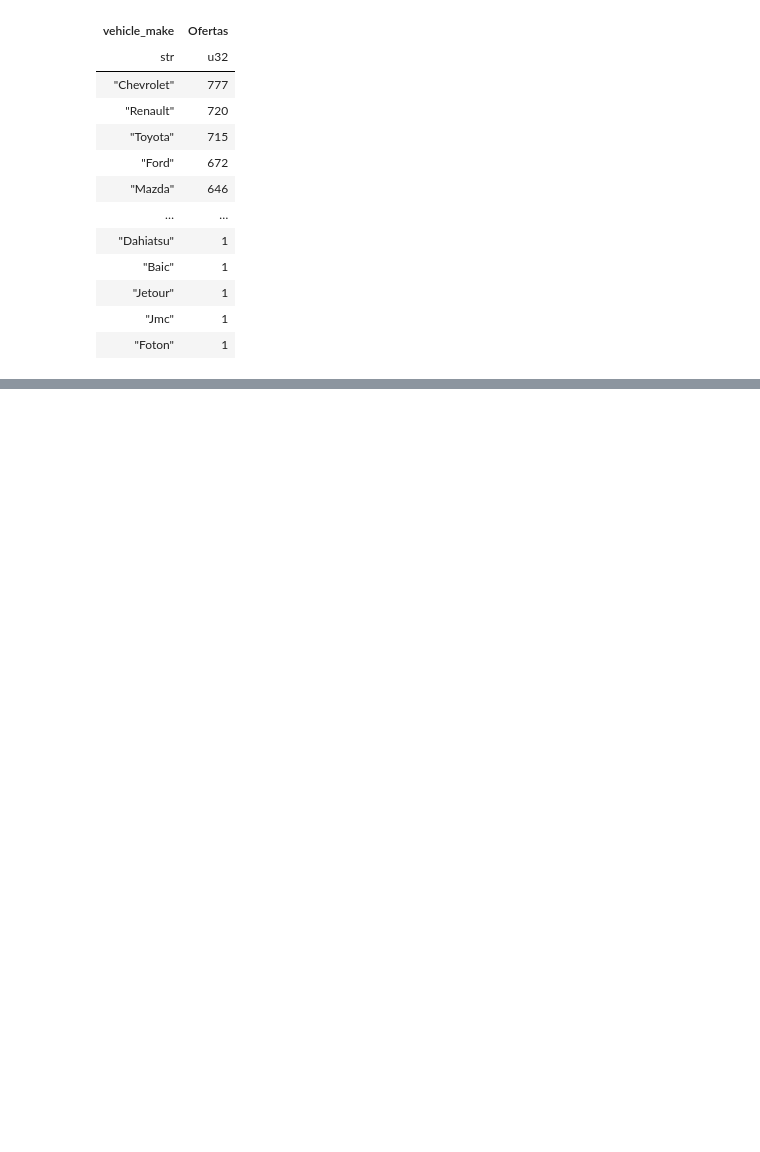
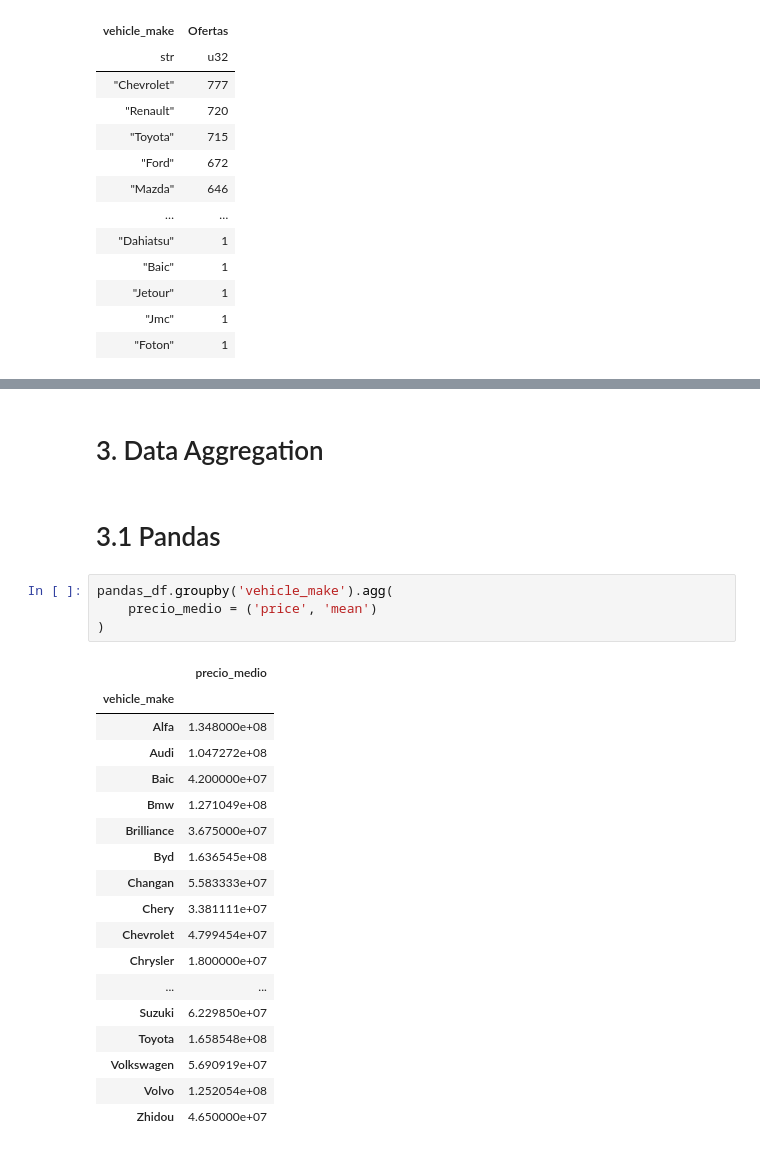
Before and after one commit to Wilmar3752/pandas_to_polars, a Jupyter notebook: notebooks/read.ipynb, the cells around one changed output, grey strips where cells are left out. Drawn from its saved outputs; the diff is of its cells as text; blank space fills up the shorter version.

```diff
--- a/notebooks/read.ipynb
+++ b/notebooks/read.ipynb
@@ -234,3 +236,30 @@ shape: (94, 11)
 | "Chevrolet Tracker 1.8 Lt At" | 47500000 | "https://carro.mercadolibre.com… | 2016 | 94710 | "2024-03-20" | "Chevrolet" | "Tracker" | 2.2754e9 | "Usaquén" | ... |
 | "Chevrolet Tracker 1.8 Ls Mecán… | 57000000 | "https://carro.mercadolibre.com… | 2017 | 65000 | "2024-04-14" | "Chevrolet" | "Tracker" | 1.4129e9 | "Usaquén" | ... |
 | "Chevrolet Tracker 1.2 Ls" | 63000000 | "https://carro.mercadolibre.com… | 2021 | 61000 | "2024-06-05" | "Chevrolet" | "Tracker" | 1.4340e9 | "Kennedy" | ... |
+# %% [markdown]
+# 3. Data Aggregation
+# %% [markdown]
+# 3.1 Pandas
+# %%
+pandas_df.groupby('vehicle_make').agg(
+    precio_medio = ('price', 'mean')
+)
+# %% [output]
+|  | precio_medio |
+| vehicle_make |  |
+| Alfa | 1.348000e+08 |
+| Audi | 1.047272e+08 |
+| Baic | 4.200000e+07 |
+| Bmw | 1.271049e+08 |
+| Brilliance | 3.675000e+07 |
+| Byd | 1.636545e+08 |
+| Changan | 5.583333e+07 |
+| Chery | 3.381111e+07 |
+| Chevrolet | 4.799454e+07 |
+| Chrysler | 1.800000e+07 |
+| ... | ... |
+| Suzuki | 6.229850e+07 |
+| Toyota | 1.658548e+08 |
+| Volkswagen | 5.690919e+07 |
+| Volvo | 1.252054e+08 |
+| Zhidou | 4.650000e+07 |
```
Also changed, not shown: parts of 7 cells of this notebook.
